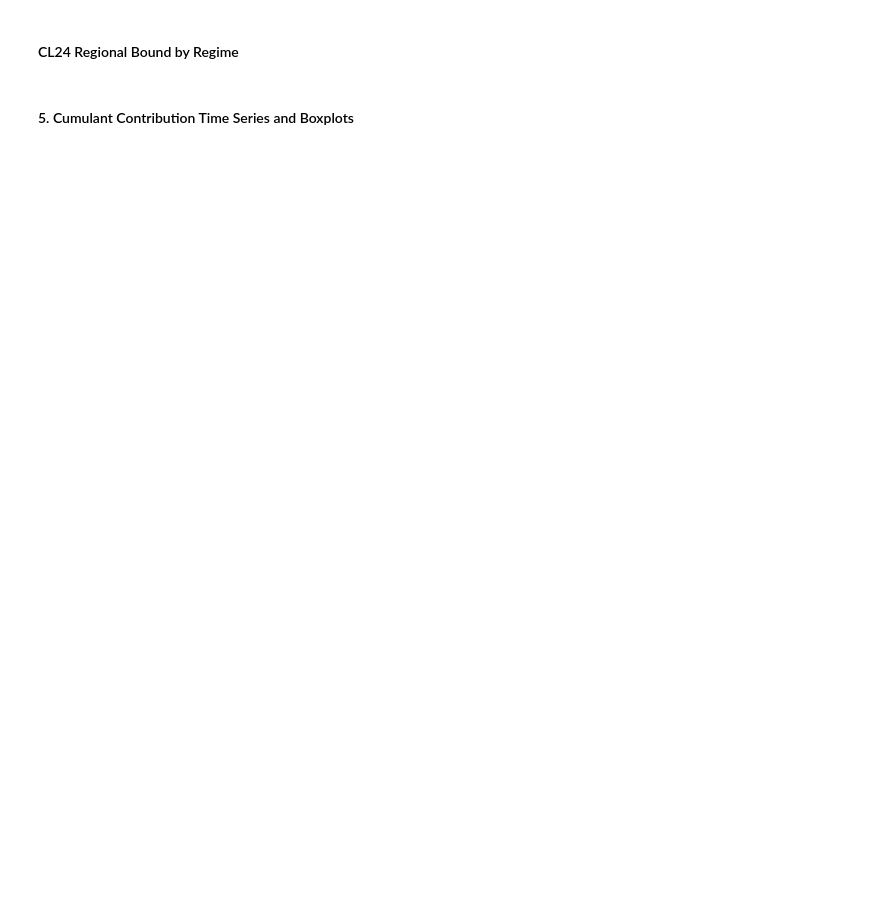
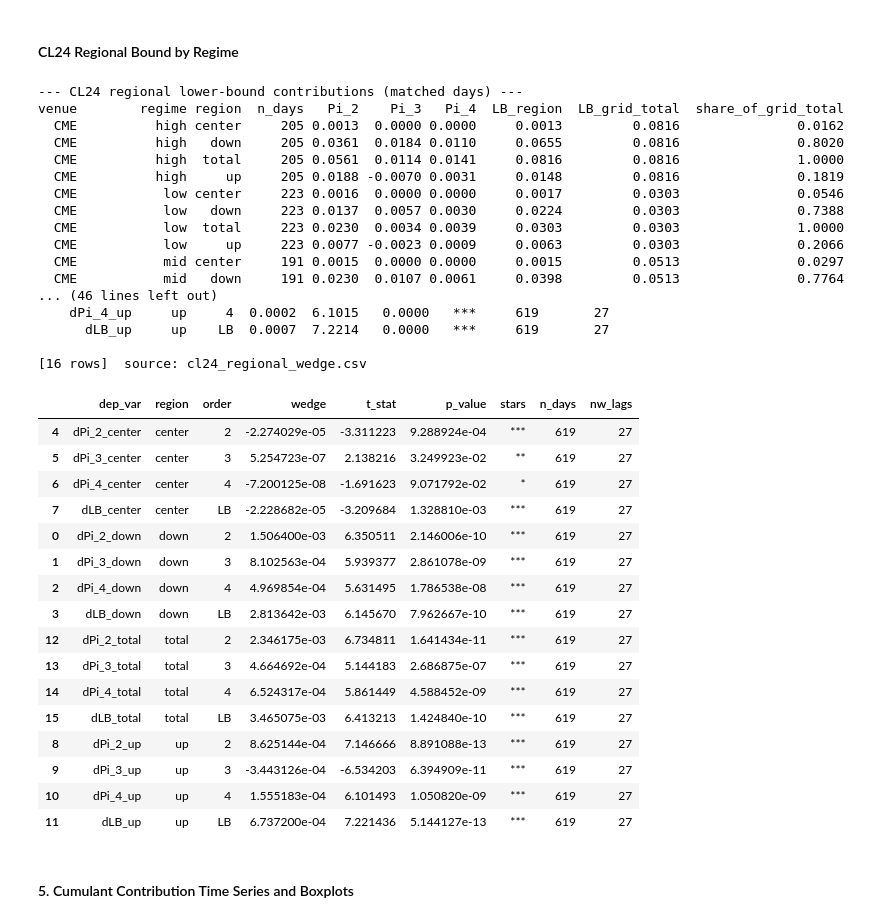
Before and after one commit to Lldelduca/bitcoin-risk-premia, a Jupyter notebook: notebooks/04_moment_decomposition.ipynb, the cells around one changed output. Cells and saved outputs as stored; diff of their text form; code cells hidden in the pictures; blank space fills up the shorter version.

```diff
--- a/notebooks/04_moment_decomposition.ipynb
+++ b/notebooks/04_moment_decomposition.ipynb
@@ -166,21 +223,65 @@ for venue in ["CME", "DER"]:
 #### CL24 Regional Bound by Regime
 # %%
 show_table(
-    TAB / "cl24_regional.csv",
-    cols=["venue", "regime", "region", "n_days"],
-    title="CL24 regional lower-bound contributions",
+    TAB_DIR / "cl24_regional.csv",
+    cols=["venue", "regime", "region", "n_days", "Pi_2", "Pi_3", "Pi_4",
+          "LB_region", "LB_grid_total", "share_of_grid_total"],
+    title="CL24 regional lower-bound contributions (matched days)",
     sort=["venue", "regime", "region"],
     produced_by="run_cl24_regional.py",
 )
 
 show_table(
-    TAB / "cl24_regional_wedge.csv",
+    TAB_DIR / "cl24_route_diagnostic.csv",
+    cols=["venue", "n_days", "mean_lb_grid_total", "mean_lb_spanning_total",
+          "mean_truncation_gap", "pct_truncation_gap"],
+    title="Grid-route vs spanning-route truncation diagnostic",
+    produced_by="run_cl24_regional.py",
+)
+
+show_table(
+    TAB_DIR / "cl24_regional_wedge.csv",
     cols=["dep_var", "region", "order", "wedge", "t_stat", "p_value",
           "stars", "n_days", "nw_lags"],
-    title="CL24 regional cross-venue wedge",
+    title="CL24 regional cross-venue wedge (DER - CME), NW(27)",
     sort=["region", "order"],
     produced_by="run_cl24_regional.py",
 )
+# %% [output]
+--- CL24 regional lower-bound contributions (matched days) ---
+venue        regime region  n_days   Pi_2    Pi_3   Pi_4  LB_region  LB_grid_total  share_of_grid_total
+  CME          high center     205 0.0013  0.0000 0.0000     0.0013         0.0816               0.0162
+  CME          high   down     205 0.0361  0.0184 0.0110     0.0655         0.0816               0.8020
+  CME          high  total     205 0.0561  0.0114 0.0141     0.0816         0.0816               1.0000
+  CME          high     up     205 0.0188 -0.0070 0.0031     0.0148         0.0816               0.1819
+  CME           low center     223 0.0016  0.0000 0.0000     0.0017         0.0303               0.0546
+  CME           low   down     223 0.0137  0.0057 0.0030     0.0224         0.0303               0.7388
+  CME           low  total     223 0.0230  0.0034 0.0039     0.0303         0.0303               1.0000
+  CME           low     up     223 0.0077 -0.0023 0.0009     0.0063         0.0303               0.2066
+  CME           mid center     191 0.0015  0.0000 0.0000     0.0015         0.0513               0.0297
+  CME           mid   down     191 0.0230  0.0107 0.0061     0.0398         0.0513               0.7764
+... (46 lines left out)
+    dPi_4_up     up     4  0.0002  6.1015   0.0000   ***     619       27
+      dLB_up     up    LB  0.0007  7.2214   0.0000   ***     619       27
+
+[16 rows]  source: cl24_regional_wedge.csv
+|  | dep_var | region | order | wedge | t_stat | p_value | stars | n_days | nw_lags |
+| 4 | dPi_2_center | center | 2 | -2.274029e-05 | -3.311223 | 9.288924e-04 | *** | 619 | 27 |
+| 5 | dPi_3_center | center | 3 | 5.254723e-07 | 2.138216 | 3.249923e-02 | ** | 619 | 27 |
+| 6 | dPi_4_center | center | 4 | -7.200125e-08 | -1.691623 | 9.071792e-02 | * | 619 | 27 |
+| 7 | dLB_center | center | LB | -2.228682e-05 | -3.209684 | 1.328810e-03 | *** | 619 | 27 |
+| 0 | dPi_2_down | down | 2 | 1.506400e-03 | 6.350511 | 2.146006e-10 | *** | 619 | 27 |
+| 1 | dPi_3_down | down | 3 | 8.102563e-04 | 5.939377 | 2.861078e-09 | *** | 619 | 27 |
+| 2 | dPi_4_down | down | 4 | 4.969854e-04 | 5.631495 | 1.786538e-08 | *** | 619 | 27 |
+| 3 | dLB_down | down | LB | 2.813642e-03 | 6.145670 | 7.962667e-10 | *** | 619 | 27 |
+| 12 | dPi_2_total | total | 2 | 2.346175e-03 | 6.734811 | 1.641434e-11 | *** | 619 | 27 |
+| 13 | dPi_3_total | total | 3 | 4.664692e-04 | 5.144183 | 2.686875e-07 | *** | 619 | 27 |
+| 14 | dPi_4_total | total | 4 | 6.524317e-04 | 5.861449 | 4.588452e-09 | *** | 619 | 27 |
+| 15 | dLB_total | total | LB | 3.465075e-03 | 6.413213 | 1.424840e-10 | *** | 619 | 27 |
+| 8 | dPi_2_up | up | 2 | 8.625144e-04 | 7.146666 | 8.891088e-13 | *** | 619 | 27 |
+| 9 | dPi_3_up | up | 3 | -3.443126e-04 | -6.534203 | 6.394909e-11 | *** | 619 | 27 |
+| 10 | dPi_4_up | up | 4 | 1.555183e-04 | 6.101493 | 1.050820e-09 | *** | 619 | 27 |
+| 11 | dLB_up | up | LB | 6.737200e-04 | 7.221436 | 5.144127e-13 | *** | 619 | 27 |
 # %% [markdown]
 #### 5. Cumulant Contribution Time Series and Boxplots
 # %%
```
Also changed, not shown: parts of 13 cells of this notebook, 10 other files.
